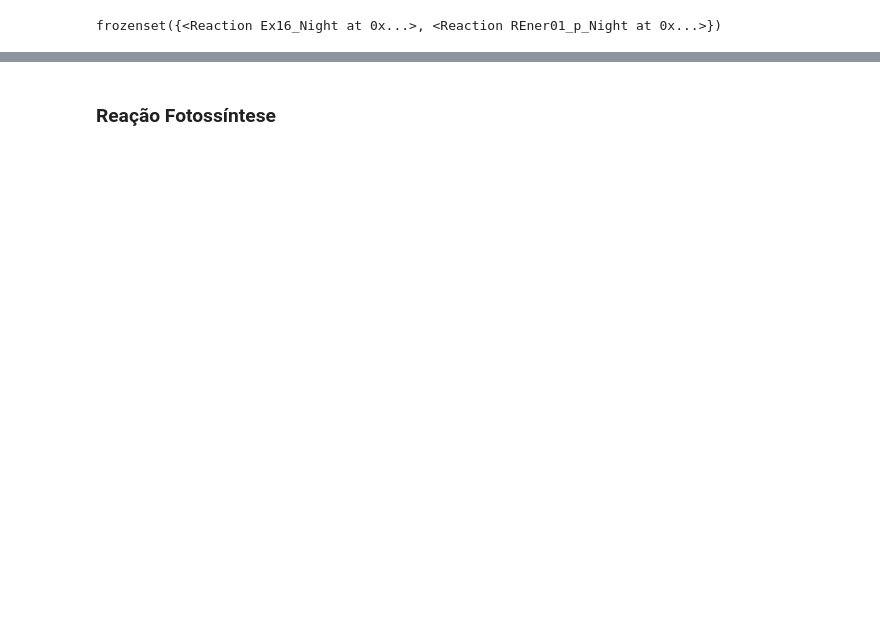
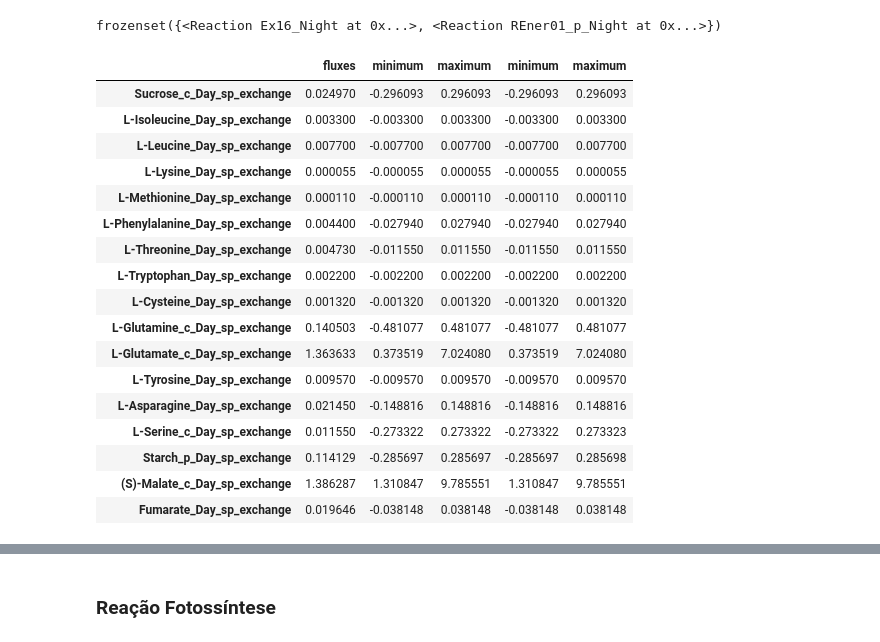
Before and after one commit to LucianaMartins26/DielModels, a Jupyter notebook: examples/(draft) Biosynthesis_reactions_fluxes.ipynb, the cells around one changed output, grey strips where cells are left out. Saved outputs shown, nothing was run; the diff lists cells and outputs as text; code cells hidden in the pictures; blank space fills up the shorter version.

```diff
--- a/examples/(draft) Biosynthesis_reactions_fluxes.ipynb
+++ b/examples/(draft) Biosynthesis_reactions_fluxes.ipynb
@@ -15,0 +26,2 @@ solution = pfba(modelo)
+# %%
+produced_at_day = solution.fluxes.loc[(solution.fluxes.index.str.contains('Day_sp')) & (round(solution.fluxes, 5) > 0)]
@@ -15,0 +30,30 @@ solution = pfba(modelo)
+# %%
+import pandas as pd
+import os
+from cobra.flux_analysis import flux_variability_analysis as fva
+
+fva_solution = fva(modelo, [storage for storage in modelo.reactions if "_sp" in storage.id], fraction_of_optimum=1.0, processes=os.cpu_count())
+produced_at_day = pd.concat([produced_at_day, fva_solution.loc[produced_at_day.index, ['minimum', 'maximum']]],
+                                axis=1)
+produced_at_night = pd.concat([produced_at_night, fva_solution.loc[produced_at_night.index, ['minimum', 'maximum']]], axis=1)
+# %%
+produced_at_day
+# %% [output]
+|  | fluxes | minimum | maximum | minimum | maximum |
+| Sucrose_c_Day_sp_exchange | 0.024970 | -0.296093 | 0.296093 | -0.296093 | 0.296093 |
+| L-Isoleucine_Day_sp_exchange | 0.003300 | -0.003300 | 0.003300 | -0.003300 | 0.003300 |
+| L-Leucine_Day_sp_exchange | 0.007700 | -0.007700 | 0.007700 | -0.007700 | 0.007700 |
+| L-Lysine_Day_sp_exchange | 0.000055 | -0.000055 | 0.000055 | -0.000055 | 0.000055 |
+| L-Methionine_Day_sp_exchange | 0.000110 | -0.000110 | 0.000110 | -0.000110 | 0.000110 |
+| L-Phenylalanine_Day_sp_exchange | 0.004400 | -0.027940 | 0.027940 | -0.027940 | 0.027940 |
+| L-Threonine_Day_sp_exchange | 0.004730 | -0.011550 | 0.011550 | -0.011550 | 0.011550 |
+| L-Tryptophan_Day_sp_exchange | 0.002200 | -0.002200 | 0.002200 | -0.002200 | 0.002200 |
+| L-Cysteine_Day_sp_exchange | 0.001320 | -0.001320 | 0.001320 | -0.001320 | 0.001320 |
+| L-Glutamine_c_Day_sp_exchange | 0.140503 | -0.481077 | 0.481077 | -0.481077 | 0.481077 |
+| L-Glutamate_c_Day_sp_exchange | 1.363633 | 0.373519 | 7.024080 | 0.373519 | 7.024080 |
+| L-Tyrosine_Day_sp_exchange | 0.009570 | -0.009570 | 0.009570 | -0.009570 | 0.009570 |
+| L-Asparagine_Day_sp_exchange | 0.021450 | -0.148816 | 0.148816 | -0.148816 | 0.148816 |
+| L-Serine_c_Day_sp_exchange | 0.011550 | -0.273322 | 0.273322 | -0.273322 | 0.273323 |
+| Starch_p_Day_sp_exchange | 0.114129 | -0.285697 | 0.285697 | -0.285697 | 0.285698 |
+| (S)-Malate_c_Day_sp_exchange | 1.386287 | 1.310847 | 9.785551 | 1.310847 | 9.785551 |
+| Fumarate_Day_sp_exchange | 0.019646 | -0.038148 | 0.038148 | -0.038148 | 0.038148 |
```
Also changed, not shown: parts of 40 cells of this notebook, 4 other files.
